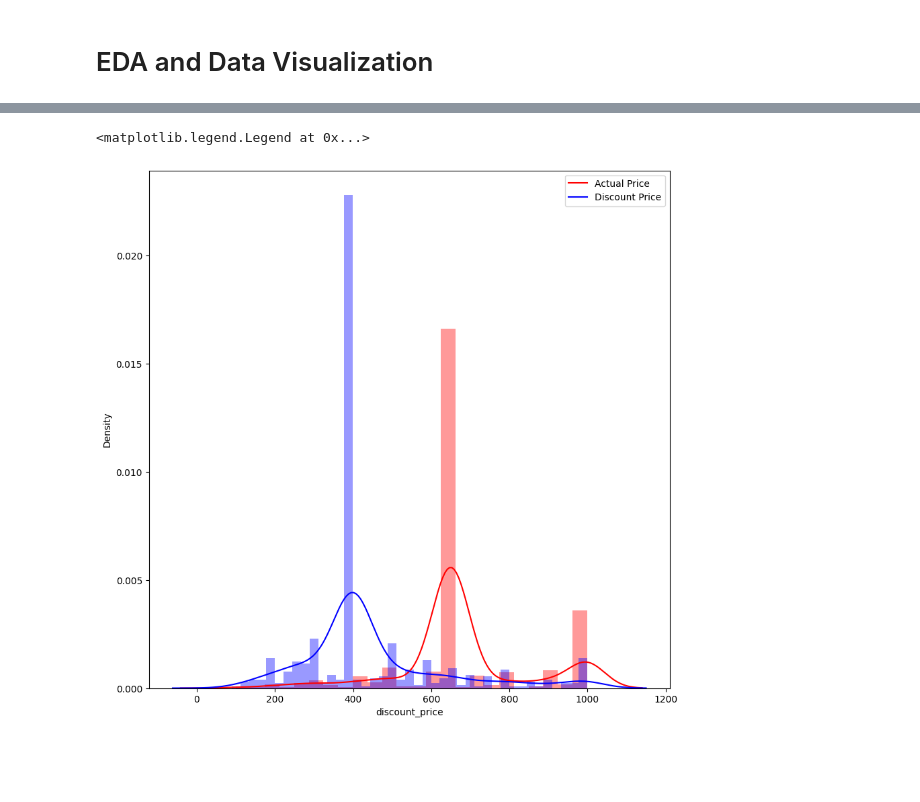
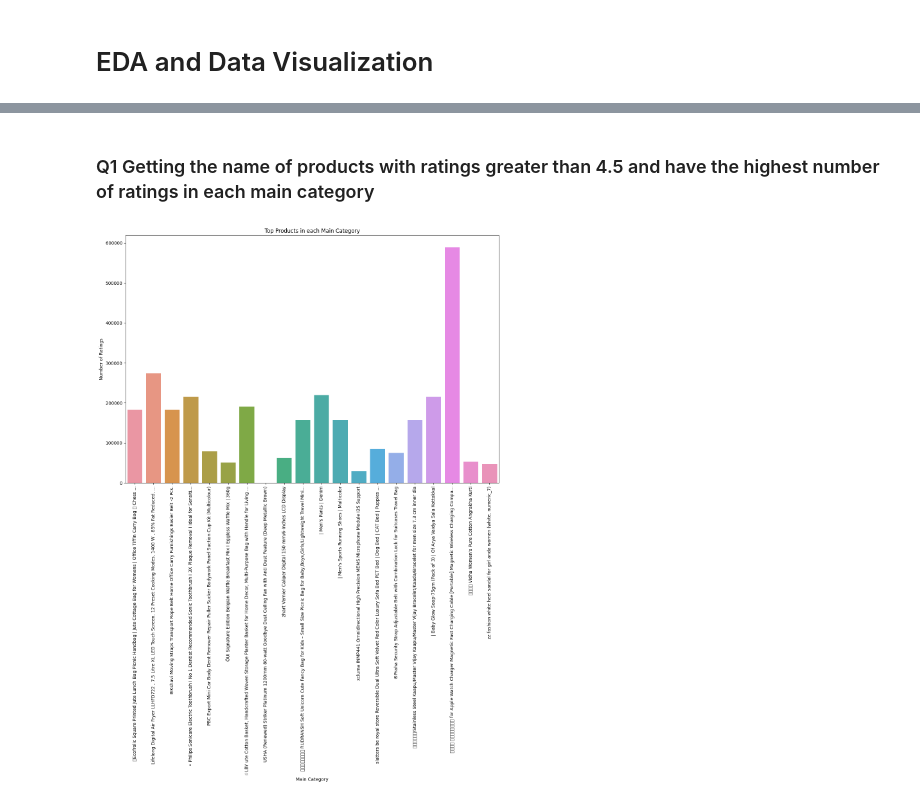
Before and after one commit to Harsh502s/Python-Assignments, a Jupyter notebook: Notebooks/Python Assignment 6 Data Viz.ipynb, the cells around one changed output, grey strips where cells are left out. Saved outputs shown, nothing was run; the diff lists cells and outputs as text; code cells hidden in the pictures; blank space fills up the shorter version.

```diff
--- a/Notebooks/Python Assignment 6 Data Viz.ipynb
+++ b/Notebooks/Python Assignment 6 Data Viz.ipynb
@@ -147,10 +123,19 @@ plt.legend(labels=['Actual Price', 'Discount Price'])
-# %%
-# Plottin the histogram of the actual price and discount price of the products with ratings greater than 4.5
-
-plt.figure(figsize=(10,10))
-sns.distplot(df[df['ratings'] > 4.5]['actual_price'], color='red')
-sns.distplot(df[df['ratings'] > 4.5]['discount_price'], color='blue')
-plt.legend(labels=['Actual Price', 'Discount Price'])
-# %% [output]
-<matplotlib.legend.Legend at 0x...>
-[figure, removed]
+# %% [markdown]
+### Q1 Getting the name of products with ratings greater than 4.5 and have the highest number of ratings in each main category
+# %%
+top_products_main_category = df.groupby(["main_category"])[
+    "name", "no_of_ratings"
+].max()
+top_products_main_category
+
+# Plottting the above data
+
+plt.figure(figsize=(15, 10))
+sns.barplot(y="no_of_ratings", x="name", data=top_products_main_category)
+plt.xticks(rotation=90)
+plt.title("Top Products in each Main Category")
+plt.xlabel("Main Category")
+plt.ylabel("Number of Ratings")
+plt.show()
+# %% [output]
+[figure, added]
```
Also changed, not shown: parts of 12 cells of this notebook.
